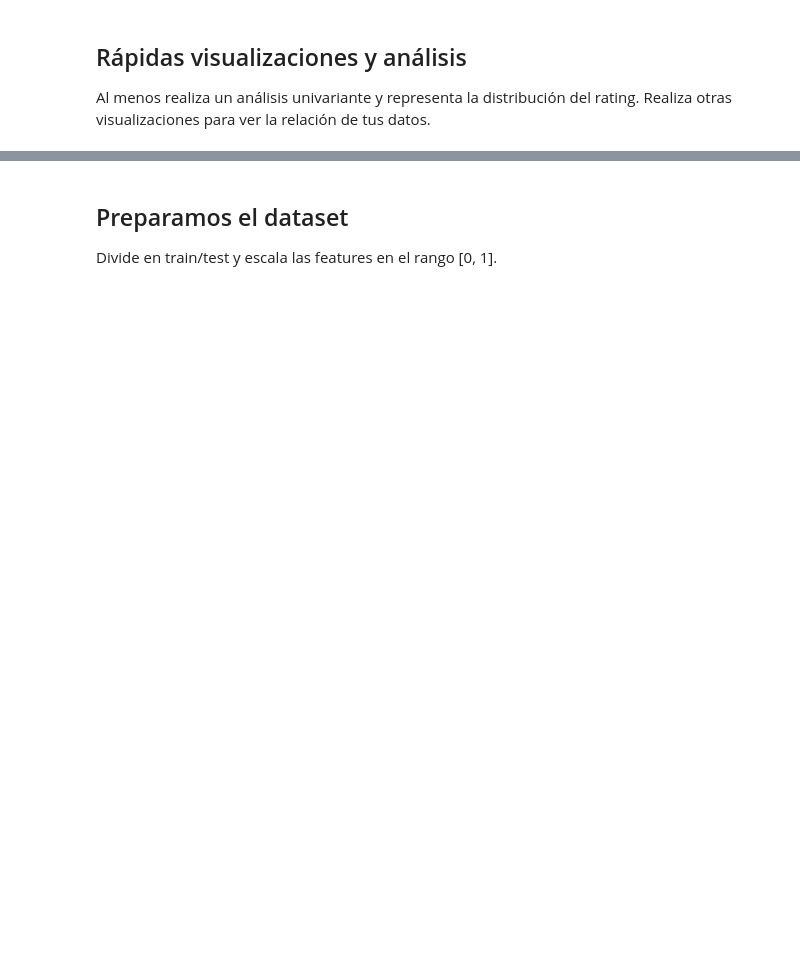
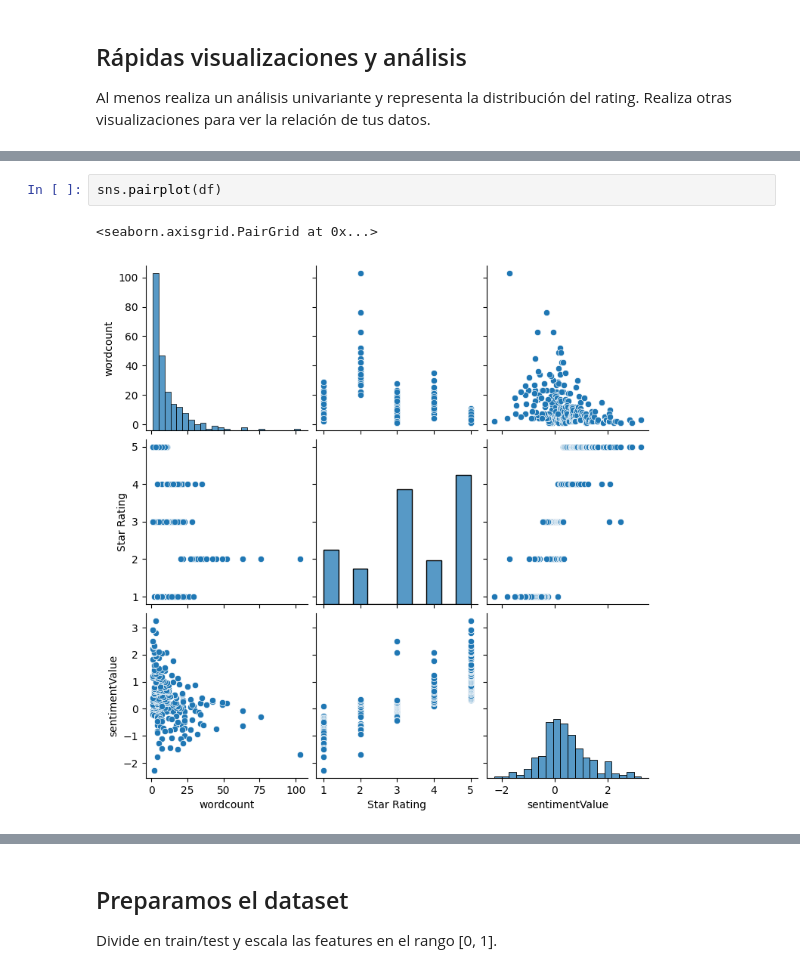
Before and after one commit to diego-dng/1025_DS_VITORIA, a Jupyter notebook: 3-Machine_Learning/1-Supervisado/3-RegorClass/7-KNN/ejercicios/Ejercicio_k-NearestNeighbor.ipynb, the cells around one changed output, grey strips where cells are left out. Drawn from its saved outputs; the diff is of its cells as text; blank space fills up the shorter version.

```diff
--- a/3-Machine_Learning/1-Supervisado/3-RegorClass/7-KNN/ejercicios/Ejercicio_k-NearestNeighbor.ipynb
+++ b/3-Machine_Learning/1-Supervisado/3-RegorClass/7-KNN/ejercicios/Ejercicio_k-NearestNeighbor.ipynb
@@ -18,0 +86,5 @@ Al menos realiza un análisis univariante y representa la distribución del rati
+# %%
+sns.pairplot(df)
+# %% [output]
+<seaborn.axisgrid.PairGrid at 0x...>
+[figure, added]
```
Also changed, not shown: parts of 30 cells of this notebook, 7 other files.
